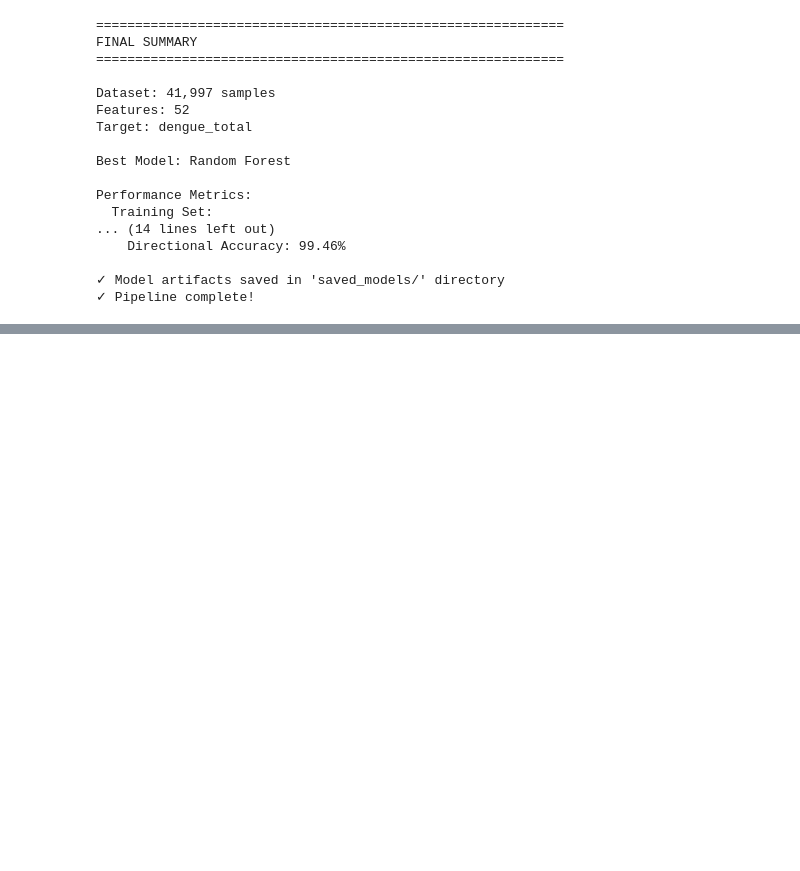
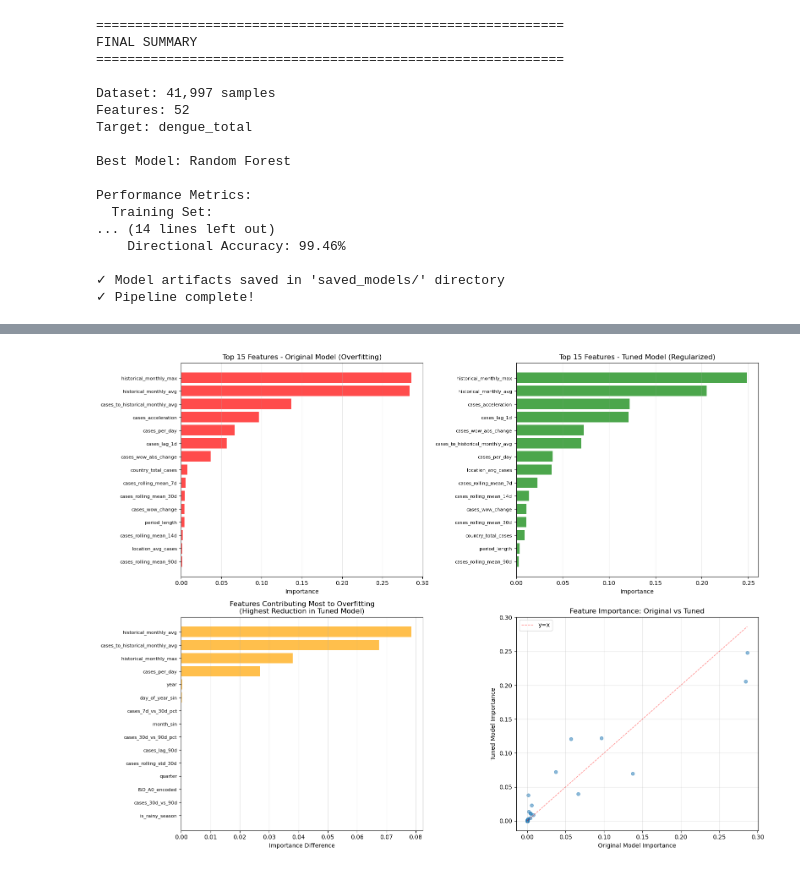
Before and after one commit to Asif3359/dengu_out_break, a Jupyter notebook: final_.ipynb, the cells around one changed output, grey strips where cells are left out. Saved outputs shown, nothing was run; the diff lists cells and outputs as text; code cells hidden in the pictures; blank space fills up the shorter version.

```diff
--- a/final_.ipynb
+++ b/final_.ipynb
@@ -1553,0 +2155,87 @@ Performance Metrics:
+# %%
+print("=" * 60)
+print("FEATURE IMPORTANCE ANALYSIS - Overfitting Contributors")
+print("=" * 60)
+
+# Get feature importances from original (overfitting) and tuned models
+rf_original = models['Random Forest']
+rf_tuned = models['Random Forest Tuned']
+
+original_importances = rf_original.feature_importances_
+tuned_importances = rf_tuned.feature_importances_
+
+# Calculate difference in importance
+importance_diff = original_importances - tuned_importances
+
+# Create DataFrame for analysis
+feature_analysis = pd.DataFrame({
+    'feature': feature_cols,
+    'original_importance': original_importances,
+    'tuned_importance': tuned_importances,
+    'importance_diff': importance_diff,
+    'importance_ratio': original_importances / (tuned_importances + 1e-10)
+})
+
+# Sort by importance difference (features that lost importance in tuned model)
+feature_analysis = feature_analysis.sort_values('importance_diff', ascending=False)
+
+print("\nTop 15 Features Contributing to Overfitting:")
+print("(Features with highest importance reduction in tuned model)")
+print("-" * 80)
+print(f"{'Feature':<40} {'Original':<12} {'Tuned':<12} {'Difference':<12}")
+print("-" * 80)
+for idx, row in feature_analysis.head(15).iterrows():
+    print(f"{row['feature']:<40} {row['original_importance']:<12.6f} {row['tuned_importance']:<12.6f} {row['importance_diff']:<12.6f}")
+
+# Visualize
+fig, axes = plt.subplots(2, 2, figsize=(16, 12))
+
+# Top features by original importance
+top_original = feature_analysis.nlargest(15, 'original_importance')
+axes[0, 0].barh(range(len(top_original)), top_original['original_importance'], alpha=0.7, color='red', label='Original')
+axes[0, 0].set_yticks(range(len(top_original)))
+axes[0, 0].set_yticklabels(top_original['feature'], fontsize=8)
+axes[0, 0].set_xlabel('Importance')
+axes[0, 0].set_title('Top 15 Features - Original Model (Overfitting)')
+axes[0, 0].invert_yaxis()
+axes[0, 0].grid(True, alpha=0.3, axis='x')
+
+# Top features by tuned importance
+top_tuned = feature_analysis.nlargest(15, 'tuned_importance')
+axes[0, 1].barh(range(len(top_tuned)), top_tuned['tuned_importance'], alpha=0.7, color='green', label='Tuned')
+axes[0, 1].set_yticks(range(len(top_tuned)))
+axes[0, 1].set_yticklabels(top_tuned['feature'], fontsize=8)
+axes[0, 1].set_xlabel('Importance')
+axes[0, 1].set_title('Top 15 Features - Tuned Model (Regularized)')
+axes[0, 1].invert_yaxis()
+axes[0, 1].grid(True, alpha=0.3, axis='x')
+
+# Importance difference (overfitting contributors)
+top_diff = feature_analysis.head(15)
+axes[1, 0].barh(range(len(top_diff)), top_diff['importance_diff'], alpha=0.7, color='orange')
+axes[1, 0].set_yticks(range(len(top_diff)))
+axes[1, 0].set_yticklabels(top_diff['feature'], fontsize=8)
+axes[1, 0].set_xlabel('Importance Difference')
+axes[1, 0].set_title('Features Contributing Most to Overfitting\n(Highest Reduction in Tuned Model)')
+axes[1, 0].invert_yaxis()
+axes[1, 0].grid(True, alpha=0.3, axis='x')
+
+# Scatter: Original vs Tuned importance
+axes[1, 1].scatter(original_importances, tuned_importances, alpha=0.5, s=30)
+axes[1, 1].plot([0, max(original_importances.max(), tuned_importances.max())],
+                [0, max(original_importances.max(), tuned_importances.max())],
+                'r--', linewidth=1, alpha=0.5, label='y=x')
+axes[1, 1].set_xlabel('Original Model Importance')
+axes[1, 1].set_ylabel('Tuned Model Importance')
+axes[1, 1].set_title('Feature Importance: Original vs Tuned')
+axes[1, 1].legend()
+axes[1, 1].grid(True, alpha=0.3)
+
+plt.tight_layout()
+plt.show()
+
+# Identify features to potentially remove or reduce
+high_overfitting_features = feature_analysis[feature_analysis['importance_diff'] > 0.01].head(10)
+print(f"\n✓ Identified {len(high_overfitting_features)} features contributing significantly to overfitting")
+print("  Consider reducing weight or removing these features for further regularization")
+# %% [output]
@@ -1553,0 +2259 @@ Performance Metrics:
+[figure, added]
```
Also changed, not shown: parts of 22 cells of this notebook, 5 other files.
